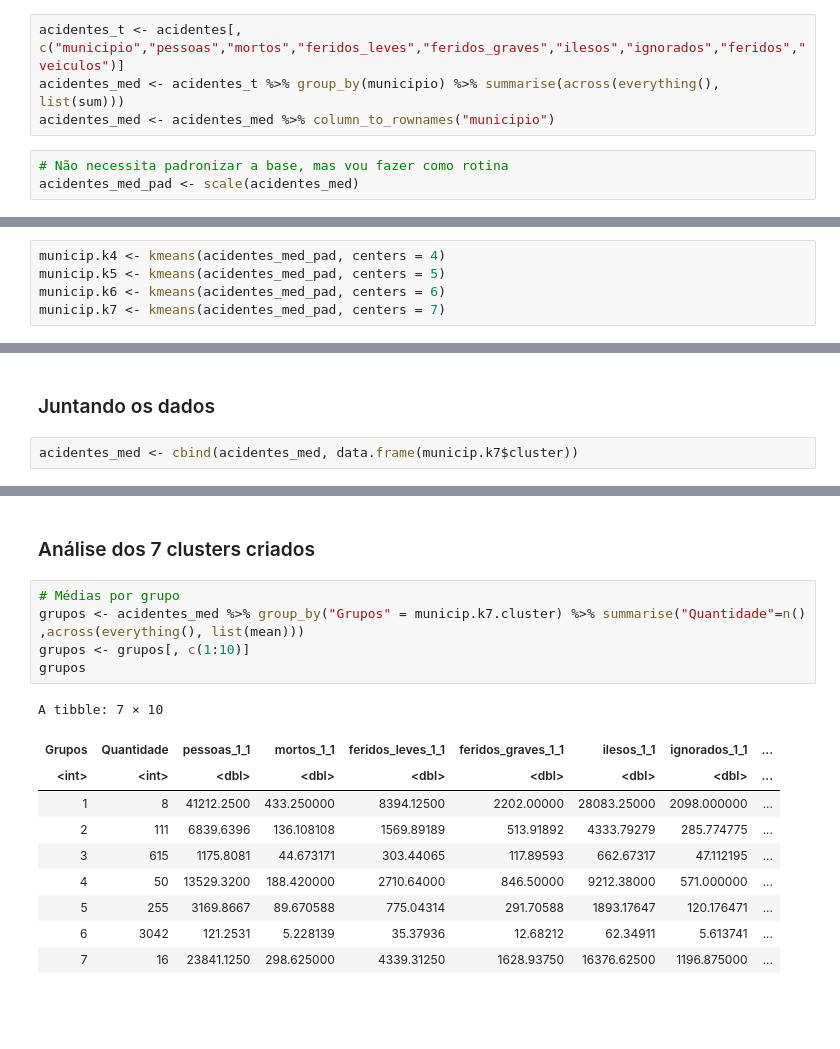
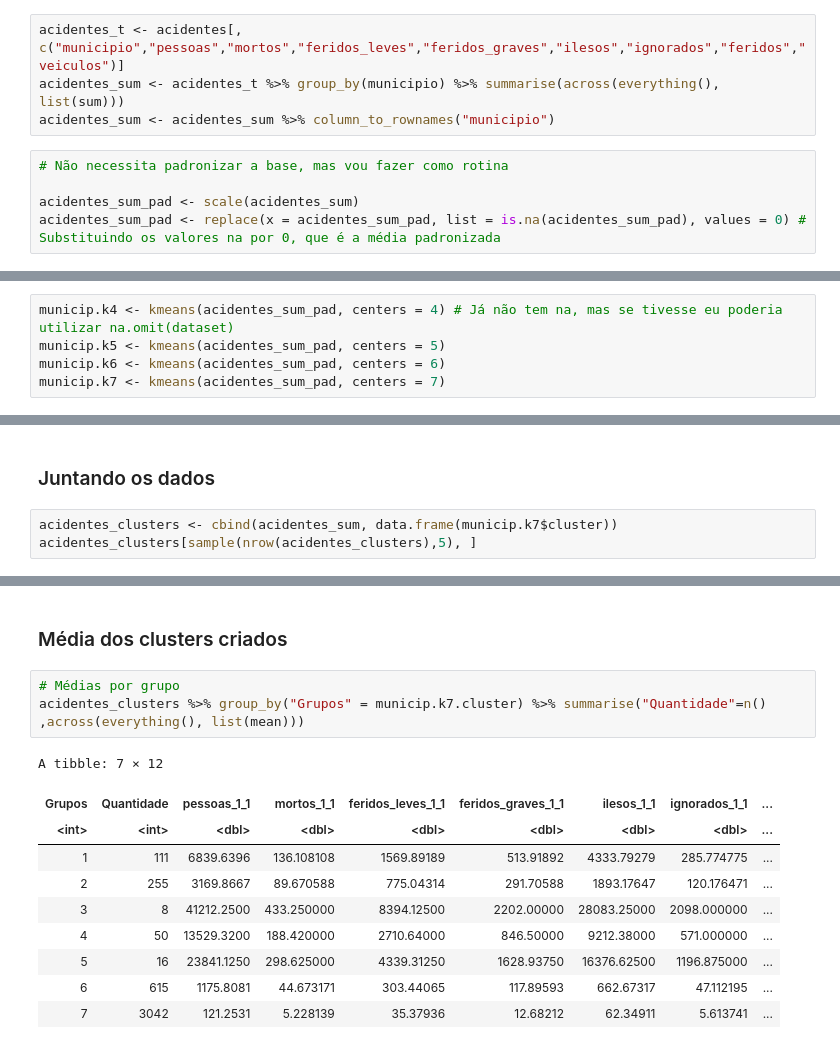
Before and after one commit to FelipeGBarreto/Projects, a Jupyter notebook: Clusters_Acidentes_BR.ipynb, the cells around one changed output, grey strips where cells are left out. Cells and saved outputs as stored; diff of their text form; blank space fills up the shorter version.

```diff
--- a/Clusters_Acidentes_BR.ipynb
+++ b/Clusters_Acidentes_BR.ipynb
@@ -40,8 +41,10 @@ A data.frame: 6 × 28
 # %%
 acidentes_t <- acidentes[, c("municipio","pessoas","mortos","feridos_leves","feridos_graves","ilesos","ignorados","feridos","veiculos")]
-acidentes_med <- acidentes_t %>% group_by(municipio) %>% summarise(across(everything(), list(sum)))
-acidentes_med <- acidentes_med %>% column_to_rownames("municipio")
+acidentes_sum <- acidentes_t %>% group_by(municipio) %>% summarise(across(everything(), list(sum)))
+acidentes_sum <- acidentes_sum %>% column_to_rownames("municipio")
 # %%
 # Não necessita padronizar a base, mas vou fazer como rotina
-acidentes_med_pad <- scale(acidentes_med)
+
+acidentes_sum_pad <- scale(acidentes_sum)
+acidentes_sum_pad <- replace(x = acidentes_sum_pad, list = is.na(acidentes_sum_pad), values = 0) # Substituindo os valores na por 0, que é a média padronizada
 # %% [markdown]
@@ -49,6 +52,6 @@ acidentes_med_pad <- scale(acidentes_med)
 # %%
-municip.k4 <- kmeans(acidentes_med_pad, centers = 4)
-municip.k5 <- kmeans(acidentes_med_pad, centers = 5)
-municip.k6 <- kmeans(acidentes_med_pad, centers = 6)
-municip.k7 <- kmeans(acidentes_med_pad, centers = 7)
+municip.k4 <- kmeans(acidentes_sum_pad, centers = 4) # Já não tem na, mas se tivesse eu poderia utilizar na.omit(dataset)
+municip.k5 <- kmeans(acidentes_sum_pad, centers = 5)
+municip.k6 <- kmeans(acidentes_sum_pad, centers = 6)
+municip.k7 <- kmeans(acidentes_sum_pad, centers = 7)
 # %%
@@ -76,4 +73,5 @@ fviz_nbclust(acidentes_med_pad, kmeans, method = "wss")# Como o método é o nã
 # %% [markdown]
 ### Juntando os dados
 # %%
-acidentes_med <- cbind(acidentes_med, data.frame(municip.k7$cluster))
+acidentes_clusters <- cbind(acidentes_sum, data.frame(municip.k7$cluster))
+acidentes_clusters[sample(nrow(acidentes_clusters),5), ]
@@ -80,18 +87,16 @@ acidentes_med <- cbind(acidentes_med, data.frame(municip.k7$cluster))
 # %% [markdown]
-### Análise dos 7 clusters criados
+### Média dos clusters criados
 # %%
 # Médias por grupo
-grupos <- acidentes_med %>% group_by("Grupos" = municip.k7.cluster) %>% summarise("Quantidade"=n() ,across(everything(), list(mean)))
-grupos <- grupos[, c(1:10)]
-grupos
+acidentes_clusters %>% group_by("Grupos" = municip.k7.cluster) %>% summarise("Quantidade"=n() ,across(everything(), list(mean)))
 # %% [output]
-A tibble: 7 × 10
+A tibble: 7 × 12
 | Grupos | Quantidade | pessoas_1_1 | mortos_1_1 | feridos_leves_1_1 | feridos_graves_1_1 | ilesos_1_1 | ignorados_1_1 | ... |
 | <int> | <int> | <dbl> | <dbl> | <dbl> | <dbl> | <dbl> | <dbl> | ... |
-| 1 | 8 | 41212.2500 | 433.250000 | 8394.12500 | 2202.00000 | 28083.25000 | 2098.000000 | ... |
-| 2 | 111 | 6839.6396 | 136.108108 | 1569.89189 | 513.91892 | 4333.79279 | 285.774775 | ... |
-| 3 | 615 | 1175.8081 | 44.673171 | 303.44065 | 117.89593 | 662.67317 | 47.112195 | ... |
+| 1 | 111 | 6839.6396 | 136.108108 | 1569.89189 | 513.91892 | 4333.79279 | 285.774775 | ... |
+| 2 | 255 | 3169.8667 | 89.670588 | 775.04314 | 291.70588 | 1893.17647 | 120.176471 | ... |
+| 3 | 8 | 41212.2500 | 433.250000 | 8394.12500 | 2202.00000 | 28083.25000 | 2098.000000 | ... |
 | 4 | 50 | 13529.3200 | 188.420000 | 2710.64000 | 846.50000 | 9212.38000 | 571.000000 | ... |
-| 5 | 255 | 3169.8667 | 89.670588 | 775.04314 | 291.70588 | 1893.17647 | 120.176471 | ... |
-| 6 | 3042 | 121.2531 | 5.228139 | 35.37936 | 12.68212 | 62.34911 | 5.613741 | ... |
-| 7 | 16 | 23841.1250 | 298.625000 | 4339.31250 | 1628.93750 | 16376.62500 | 1196.875000 | ... |
+| 5 | 16 | 23841.1250 | 298.625000 | 4339.31250 | 1628.93750 | 16376.62500 | 1196.875000 | ... |
+| 6 | 615 | 1175.8081 | 44.673171 | 303.44065 | 117.89593 | 662.67317 | 47.112195 | ... |
+| 7 | 3042 | 121.2531 | 5.228139 | 35.37936 | 12.68212 | 62.34911 | 5.613741 | ... |
```
Also changed, not shown: parts of 16 cells of this notebook.
